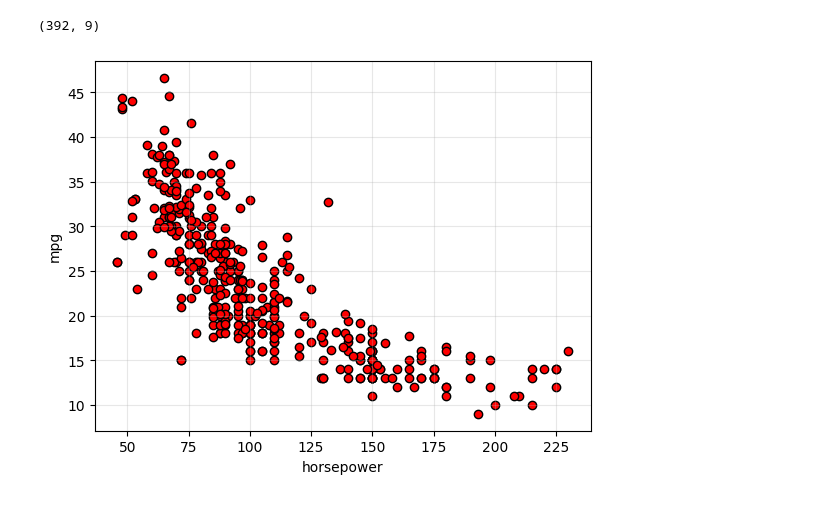
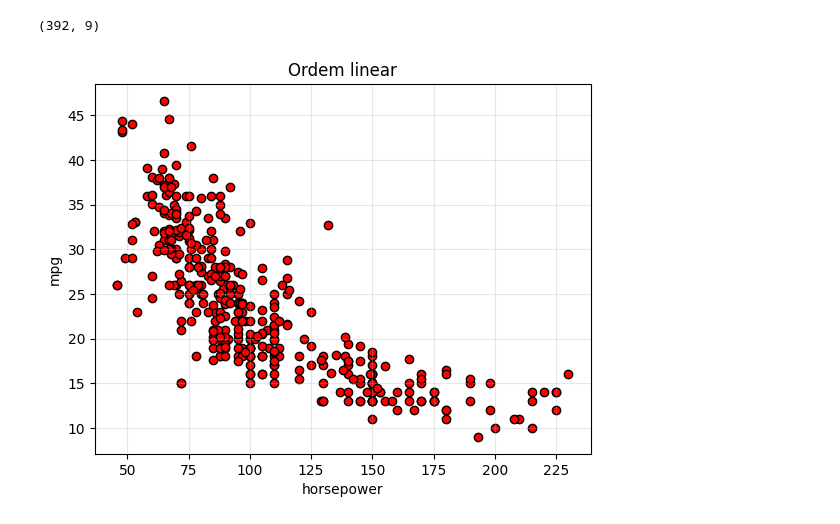
Before and after one commit to andrefsr/Estudos-em-Inteligencia-Artificial, a Jupyter notebook: 4 - Reamostragem/EDA.ipynb, the cells around one changed output. Saved outputs shown, nothing was run; the diff lists cells and outputs as text; code cells hidden in the pictures.

```diff
--- a/4 - Reamostragem/EDA.ipynb
+++ b/4 - Reamostragem/EDA.ipynb
@@ -62,9 +82,10 @@ None
 # %%
 plt.figure()
 plt.grid(alpha=0.3)
 plt.scatter(auto['horsepower'],auto['mpg'],color='red',edgecolors='black')
 plt.xlabel('horsepower')
 plt.ylabel('mpg')
+plt.title('Ordem linear')
 plt.show()
 # %% [output]
-[figure, old version]
+[figure, new version]
```
Also changed, not shown: parts of 4 cells of this notebook, 3 other files.
